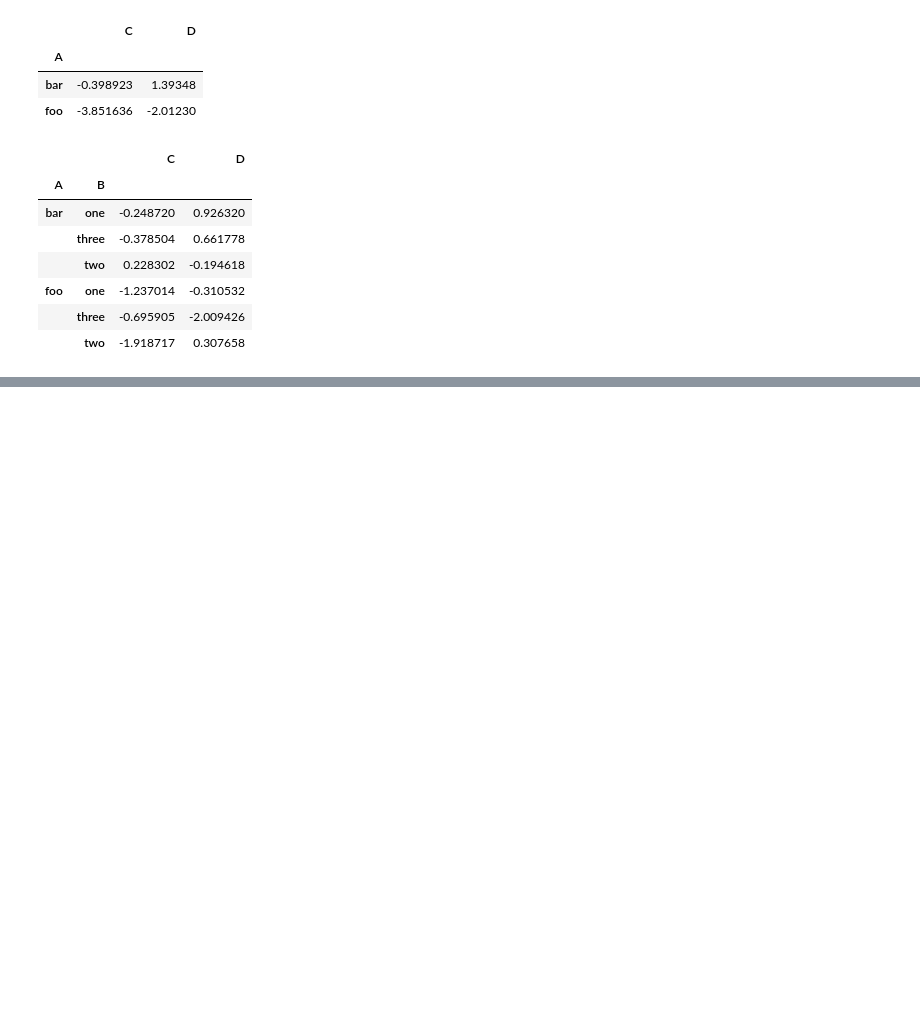
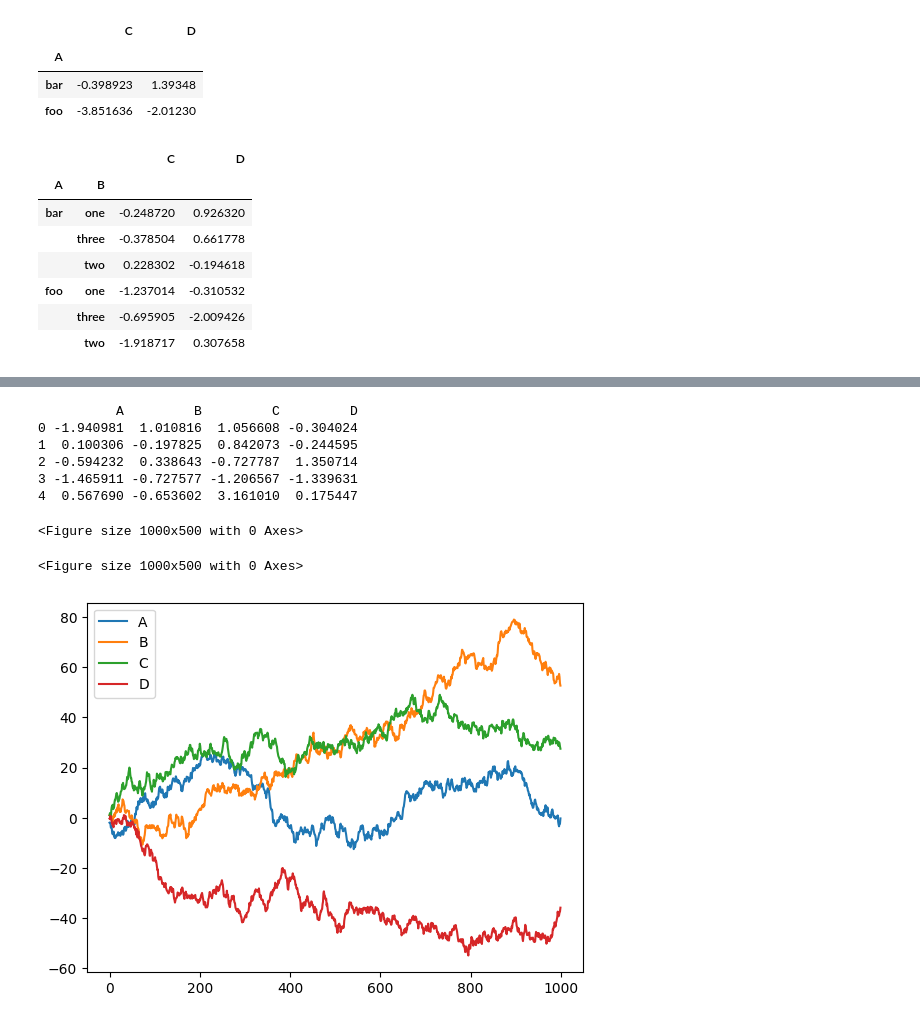
Before and after one commit to kamranshahid56-tech/Python_Practice-Numpy-Pandas-, a Jupyter notebook: python_practice.ipynb, the cells around one changed output, grey strips where cells are left out. Drawn from its saved outputs; the diff is of its cells as text; code cells hidden in the pictures; blank space fills up the shorter version.

```diff
--- a/python_practice.ipynb
+++ b/python_practice.ipynb
@@ -2612,0 +2780,38 @@ df.groupby(["A","B"]).sum()
+# %%
+import pandas as pd
+import numpy as np
+import pandas as pd
+import numpy as np
+
+# 1. Generate the random data
+data = np.random.randn(1000, 4)
+
+# 2. Create the DataFrame
+# We use range(1000) for the index since it matches the 1000 rows
+df = pd.DataFrame(
+    data,
+    index=range(1000),
+    columns=list("ABCD")
+)
+
+print(df.head())
+# %% [output]
+          A         B         C         D
+0 -1.940981  1.010816  1.056608 -0.304024
+1  0.100306 -0.197825  0.842073 -0.244595
+2 -0.594232  0.338643 -0.727787  1.350714
+3 -1.465911 -0.727577 -1.206567 -1.339631
+4  0.567690 -0.653602  3.161010  0.175447
+# %%
+df = df.cumsum()
+# %%
+import matplotlib.pyplot as plt
+plt.figure(figsize=(10, 5))
+# %% [output]
+<Figure size 1000x500 with 0 Axes>
+<Figure size 1000x500 with 0 Axes>
+# %%
+df.plot()
+plt.legend(loc='best');
+# %% [output]
+[figure, added]
```
Also changed, not shown: parts of 18 cells of this notebook.
